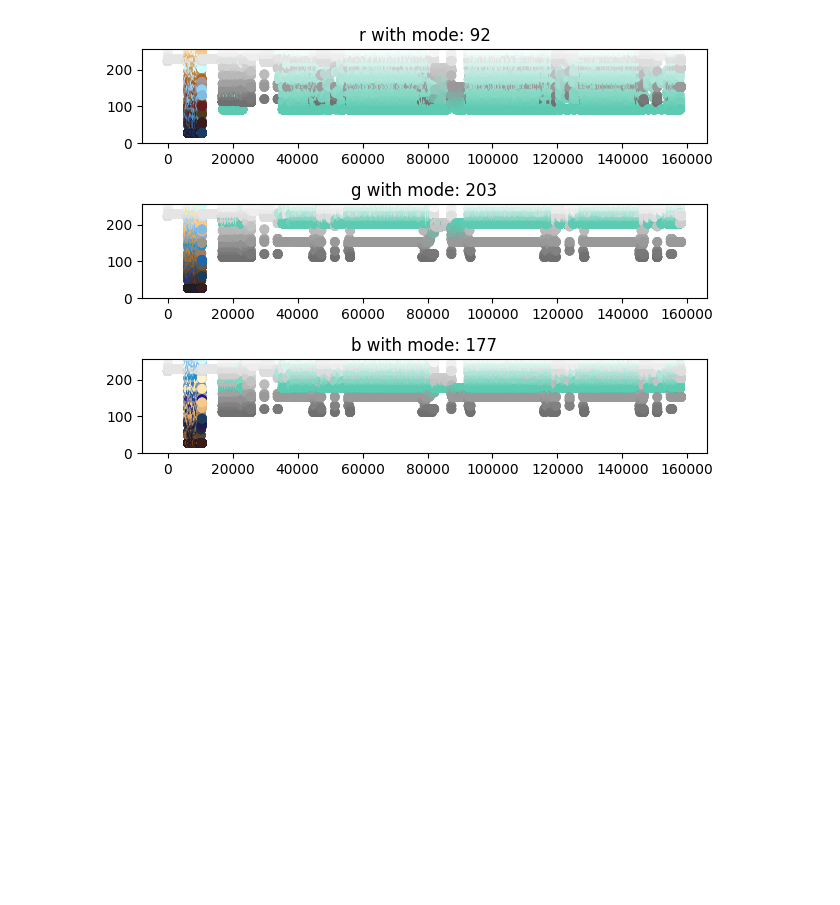
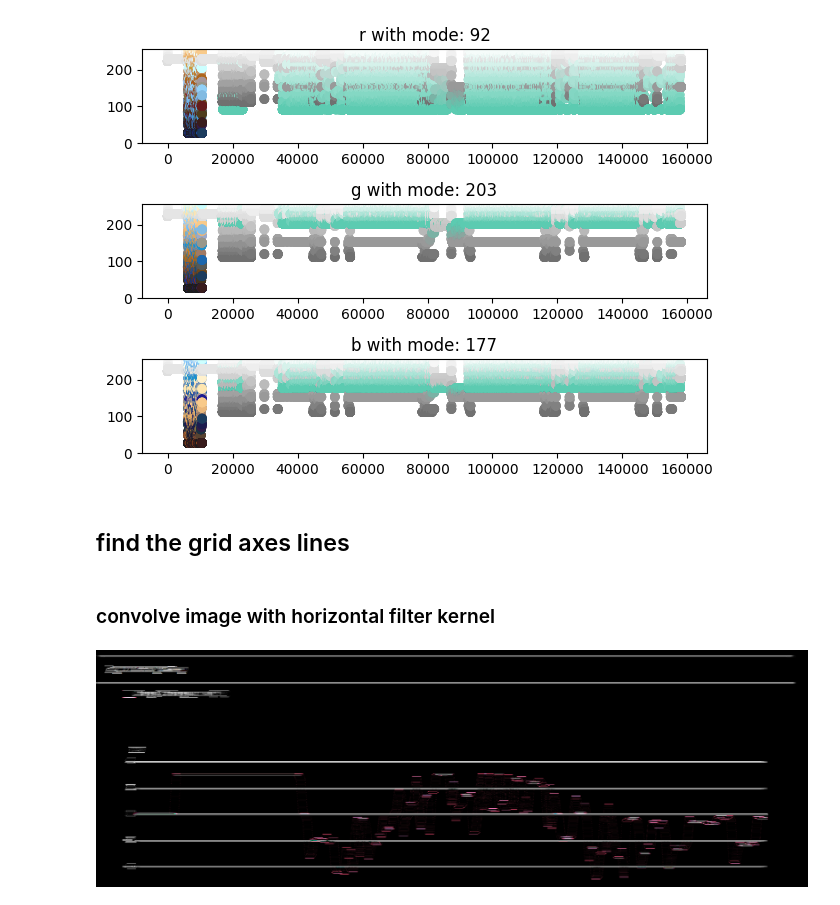
Before and after one commit to jordanesmith/Carbon-Intensity-Project-, a Jupyter notebook: experiments.ipynb, the cells around one changed output. Saved outputs shown, nothing was run; the diff lists cells and outputs as text; code cells hidden in the pictures; blank space fills up the shorter version.

Commit message:
signals processing finding horizontal lines

```diff
--- a/experiments.ipynb
+++ b/experiments.ipynb
@@ -21,7 +24,7 @@ cwd = os.getcwd()
 #         old_path = old_img_paths[img]
 #         os.rename(old_path, new_path)
 
-img_names = os.listdir(os.path.join("data", "images"))
+img_names = [img_name for img_name in os.listdir(os.path.join("data", "images")) if "png" in img_name]
 cwd = os.getcwd()
 img_paths = {img_name: os.path.join(cwd, "data", "images", img_name) for img_name in img_names}
 img_paths.keys()
@@ -36,23 +39,18 @@ dict_keys(['123946.png', '.DS_Store', '124245.png', '124105.png', '124205.png'])
 # %%
-from PIL import Image
-image = Image.open(img_paths[img_names[0]]).convert("RGB")
-print(image.format)
-print(image.size)
-print(image.mode)
-arr = np.asarray(image)
-image2 = Image.fromarray(arr)
+# exract the image
+img = Image.open(img_paths[img_names[0]]).convert("RGB")
+img_arr = np.asarray(img)
 
-a_ = np.argwhere(arr != 255)
+# generate dataframe and array of non-white pixel values
+non_white_values = np.argwhere(img_arr != 255)
 list_pixel_values_subsection = []
-
-for i in range(len(a_)):
-    vals_ = arr[a_[i][0], a_[i][1]]
+for i in range(len(non_white_values)):
+    vals_ = img_arr[non_white_values[i][0], non_white_values[i][1]]
     list_pixel_values_subsection.append(vals_)
 
 col_names = ['r', 'g', 'b']
 df = pd.DataFrame(list_pixel_values_subsection, columns=col_names)
 
-
 # show the image
-image
+img
 # %% [output]
@@ -92,3 +71,17 @@ fig.tight_layout(), target_col_dict
 # %% [output]
 (None, {'r': 92, 'g': 203, 'b': 177})
 [figure]
+# %% [markdown]
+## find the grid axes lines
+# %% [markdown]
+### convolve image with horizontal filter kernel
+# %%
+width = 25
+convolution_kernel = np.array([[-1]*width,
+                               [2]*width,
+                               [-1]*width])
+
+result = cv2.filter2D(img_arr, -1, convolution_kernel)
+Image.fromarray(result)
+# %% [output]
+[figure, added]
```
Also changed, not shown: parts of 14 cells of this notebook.
